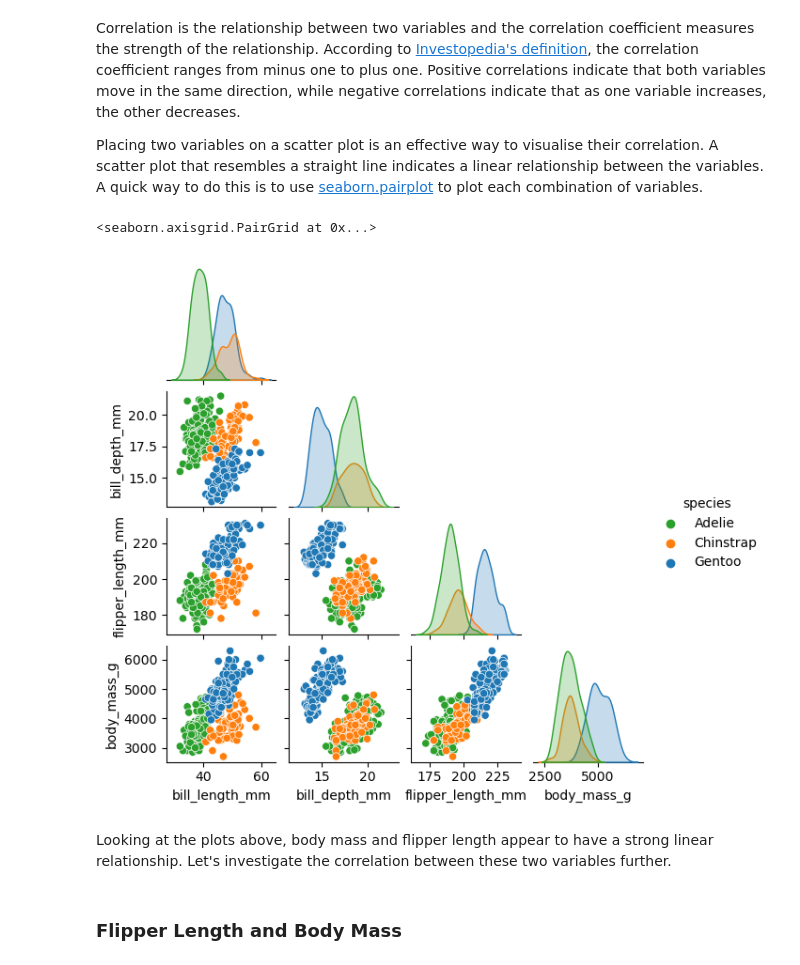
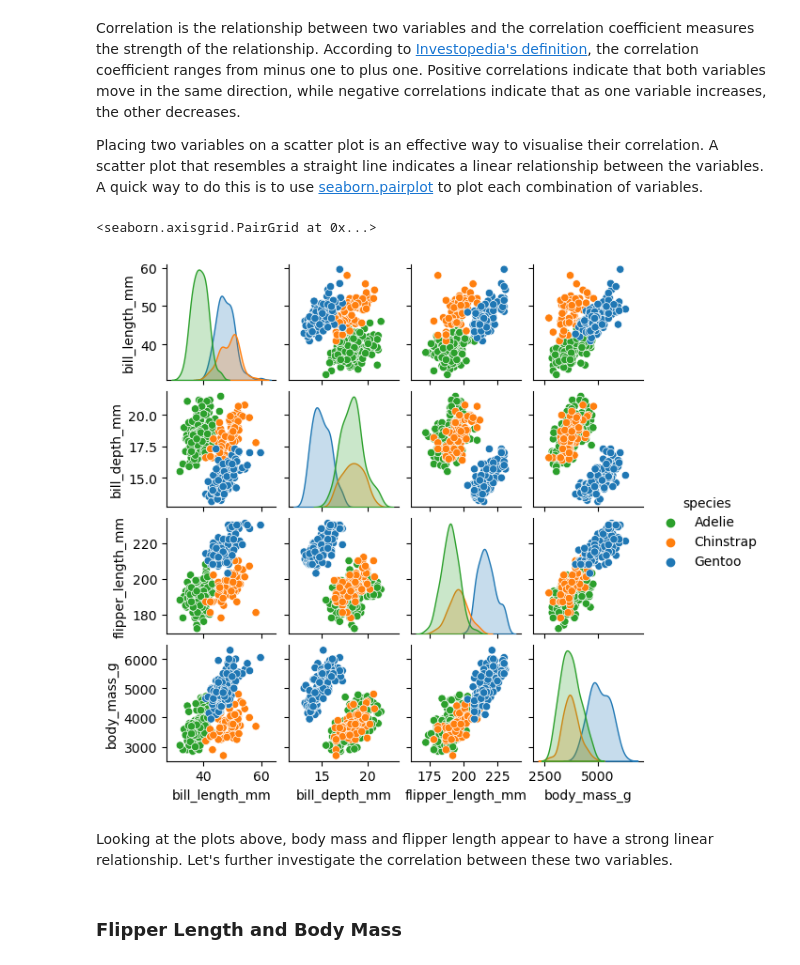
Before and after one commit to eoghanpw/pofda-mywork, a Jupyter notebook: penguins.ipynb, the cells around one changed output. Saved outputs shown, nothing was run; the diff lists cells and outputs as text; code cells hidden in the pictures.

Commit message:
correlations

```diff
--- a/penguins.ipynb
+++ b/penguins.ipynb
@@ -285,12 +285,12 @@ Placing two variables on a scatter plot is an effective way to visualise their c
 # %%
 # Let's plot all the variables.
 # Adapted from https://seaborn.pydata.org/generated/seaborn.pairplot.html#seaborn-pairplot.
-sns.pairplot(penguins, corner=True, hue='species', palette={'Adelie':'tab:green', 'Chinstrap':'tab:orange', 'Gentoo':'tab:blue'}, height=1.5)
+sns.pairplot(penguins, hue='species', palette={'Adelie':'tab:green', 'Chinstrap':'tab:orange', 'Gentoo':'tab:blue'}, height=1.5)
 # %% [output]
 <seaborn.axisgrid.PairGrid at 0x...>
-[figure, old version]
+[figure, new version]
 # %% [markdown]
-Looking at the plots above, body mass and flipper length appear to have a strong linear relationship. Let's investigate the correlation between these two variables further.
+Looking at the plots above, body mass and flipper length appear to have a strong linear relationship. Let's further investigate the correlation between these two variables.
 # %% [markdown]
 ### Flipper Length and Body Mass
 # %% [markdown]
```
Also changed, not shown: parts of 9 cells of this notebook.
